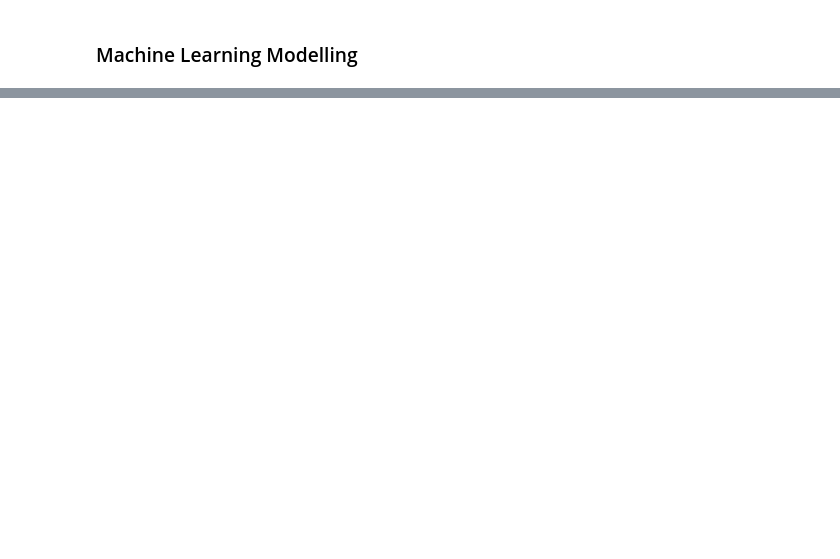
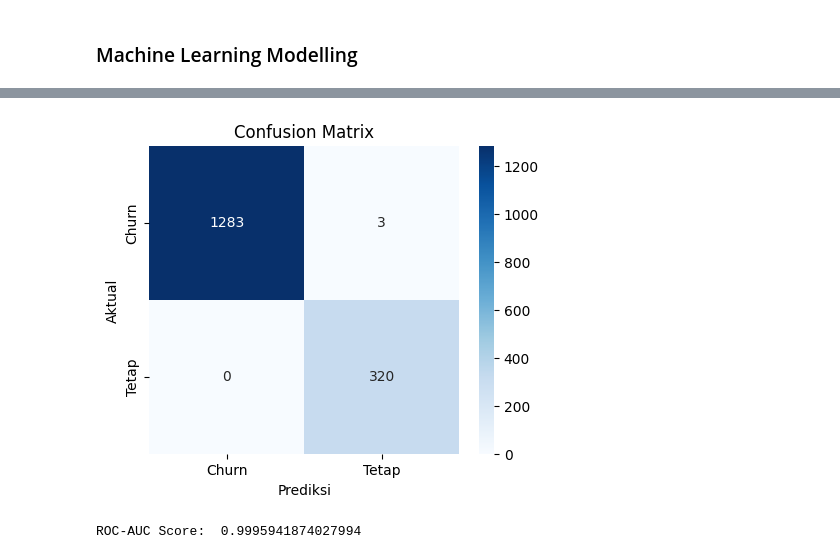
Before and after one commit to nisatr/Tugas_GDGoC, a Jupyter notebook: Tugas_SG_5/notebook.ipynb, the cells around one changed output, grey strips where cells are left out. Drawn from its saved outputs; the diff is of its cells as text; code cells hidden in the pictures; blank space fills up the shorter version.

```diff
--- a/Tugas_SG_5/notebook.ipynb
+++ b/Tugas_SG_5/notebook.ipynb
@@ -339,0 +341,5 @@ for model_name, pred in zip(models, predictions):
+# %%
+# Normalisasi fitur numerik
+scaler = MinMaxScaler()
+X_train[numerical_features] = scaler.fit_transform(X_train[numerical_features])
+X_test[numerical_features] = scaler.transform(X_test[numerical_features])
@@ -339,0 +351,3 @@ for model_name, pred in zip(models, predictions):
+# %%
+# Predictions
+y_pred = model.predict(X_test)
@@ -339,0 +373,17 @@ for model_name, pred in zip(models, predictions):
+# %%
+# Confusion Matrix
+cm = confusion_matrix(y_test, y_pred)
+plt.figure(figsize=(5,4))
+sns.heatmap(cm, annot=True, fmt="d", cmap="Blues", xticklabels=["Churn", "Tetap"], yticklabels=["Churn", "Tetap"])
+plt.xlabel("Prediksi")
+plt.ylabel("Aktual")
+plt.title("Confusion Matrix")
+plt.show()
+# %% [output]
+[figure, added]
+# %%
+# ROC-AUC Score
+roc_auc = roc_auc_score(y_test, model.predict_proba(X_test)[:, 1])
+print("\nROC-AUC Score: ", roc_auc)
+# %% [output]
+ROC-AUC Score:  0.9995941874027994
```
Also changed, not shown: parts of 21 cells of this notebook.
